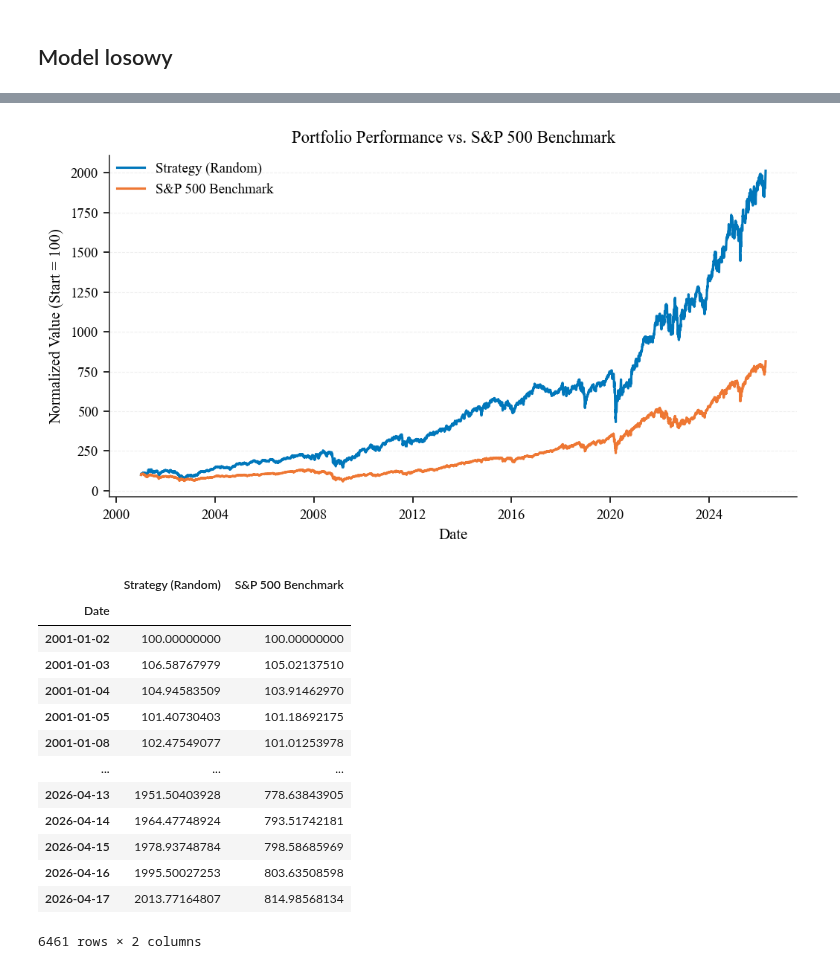
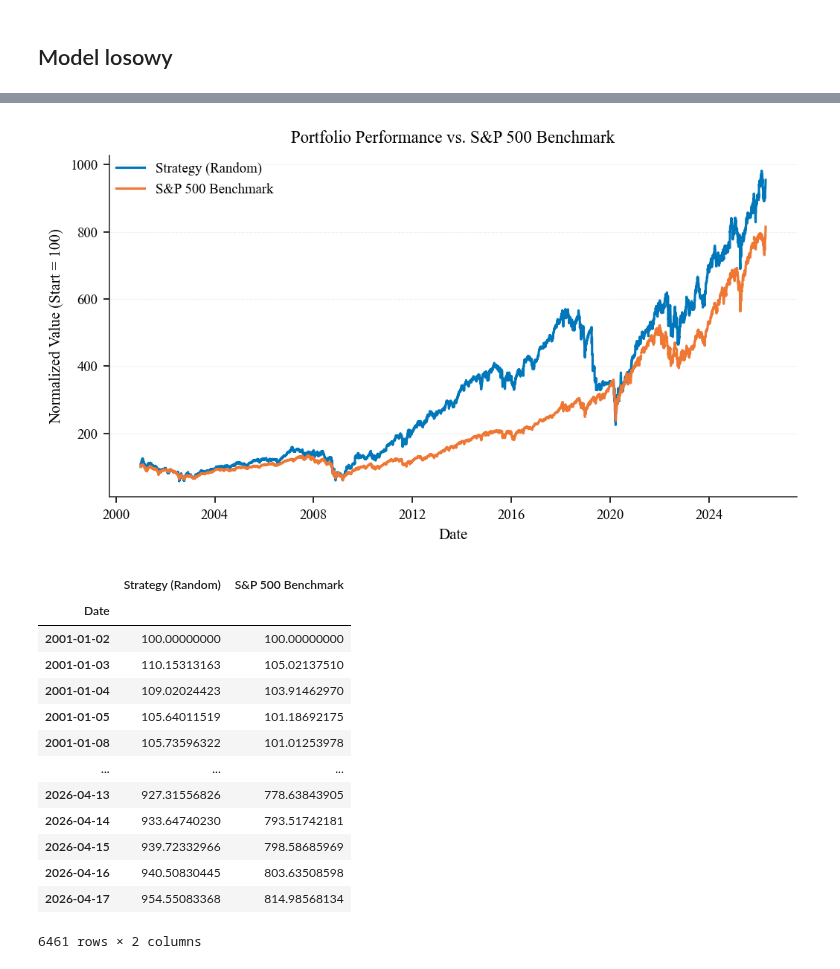
Before and after one commit to MichaelL200/data-driven-stock-portfolio-selection, a Jupyter notebook: notebooks/4_modeling.ipynb, the cells around one changed output, grey strips where cells are left out. Saved outputs shown, nothing was run; the diff lists cells and outputs as text; code cells hidden in the pictures.

```diff
--- a/notebooks/4_modeling.ipynb
+++ b/notebooks/4_modeling.ipynb
@@ -11,7 +11,7 @@ coverage: pd.DataFrame = plots.coverage_over_time(
     components=sp500_components,
     save_figures=False
 )
-missing_tickers: pd.DataFrame = pd.read_csv("../data/processed/missing_ticker.csv")
+missing_tickers: pd.DataFrame = pd.read_csv("../data/processed/missing_ticker.csv", index_col=0, parse_dates=True)
 benchmark_df: pd.DataFrame = pd.read_csv("../data/processed/benchmark_2026-04-19.csv", index_col=0, parse_dates=True)
 # %% [output]
 Loaded merged data with 8 price fields
@@ -84,30 +93,33 @@ importlib.reload(modeling)
 # %%
 portfolio_value = modeling.backtest_portfolio(
     selected_companies=selected_components,
     price_data=merged_data,
     start_date="2001-01-01",
+    coverage=coverage,
+    missing_ticker=missing_tickers,
+    max_abs_return=2.0,
 )
 
 plots.YahooFinance.compare_tickers(
     dfs={
         "Strategy (Random)": portfolio_value,
         "S&P 500 Benchmark": benchmark_df
     },
     title="Portfolio Performance vs. S&P 500 Benchmark"
 )
 # %% [output]
-[figure, old version]
+[figure, new version]
 |  | Strategy (Random) | S&P 500 Benchmark |
 | Date |  |  |
 | 2001-01-02 | 100.00000000 | 100.00000000 |
-| 2001-01-03 | 106.58767979 | 105.02137510 |
-| 2001-01-04 | 104.94583509 | 103.91462970 |
-| 2001-01-05 | 101.40730403 | 101.18692175 |
-| 2001-01-08 | 102.47549077 | 101.01253978 |
+| 2001-01-03 | 110.15313163 | 105.02137510 |
+| 2001-01-04 | 109.02024423 | 103.91462970 |
+| 2001-01-05 | 105.64011519 | 101.18692175 |
+| 2001-01-08 | 105.73596322 | 101.01253978 |
 | ... | ... | ... |
-| 2026-04-13 | 1951.50403928 | 778.63843905 |
-| 2026-04-14 | 1964.47748924 | 793.51742181 |
-| 2026-04-15 | 1978.93748784 | 798.58685969 |
-| 2026-04-16 | 1995.50027253 | 803.63508598 |
-| 2026-04-17 | 2013.77164807 | 814.98568134 |
+| 2026-04-13 | 927.31556826 | 778.63843905 |
+| 2026-04-14 | 933.64740230 | 793.51742181 |
+| 2026-04-15 | 939.72332966 | 798.58685969 |
+| 2026-04-16 | 940.50830445 | 803.63508598 |
+| 2026-04-17 | 954.55083368 | 814.98568134 |
 6461 rows × 2 columns
```
Also changed, not shown: parts of 3 cells of this notebook, 6 other files.
